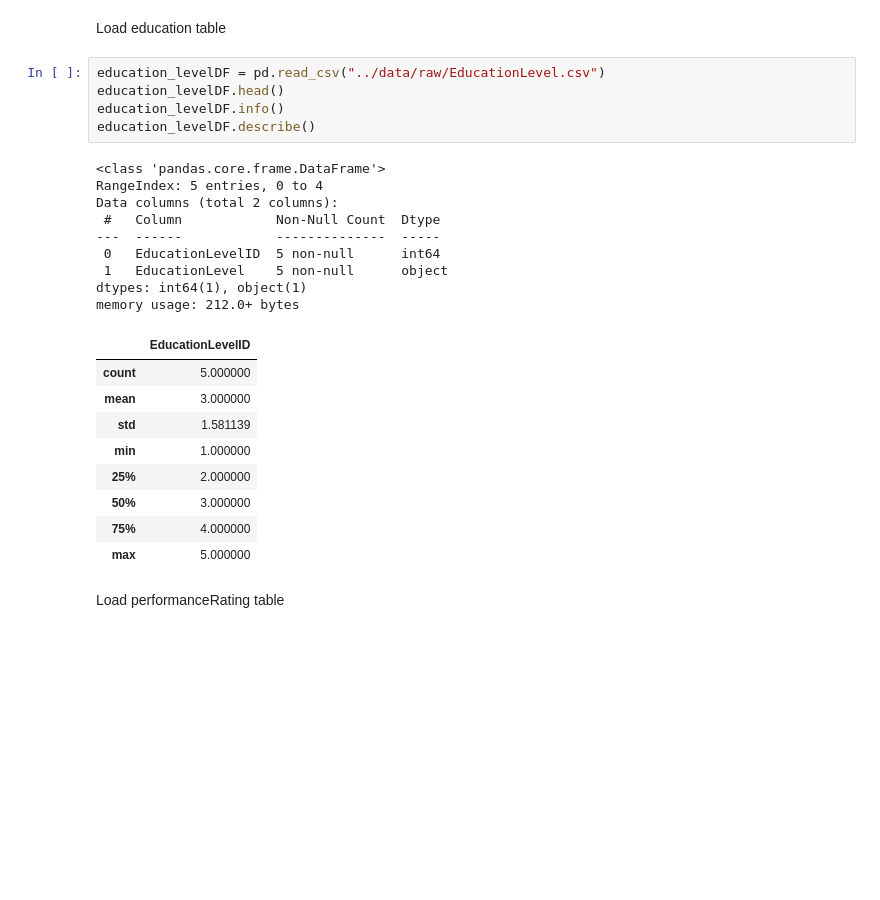
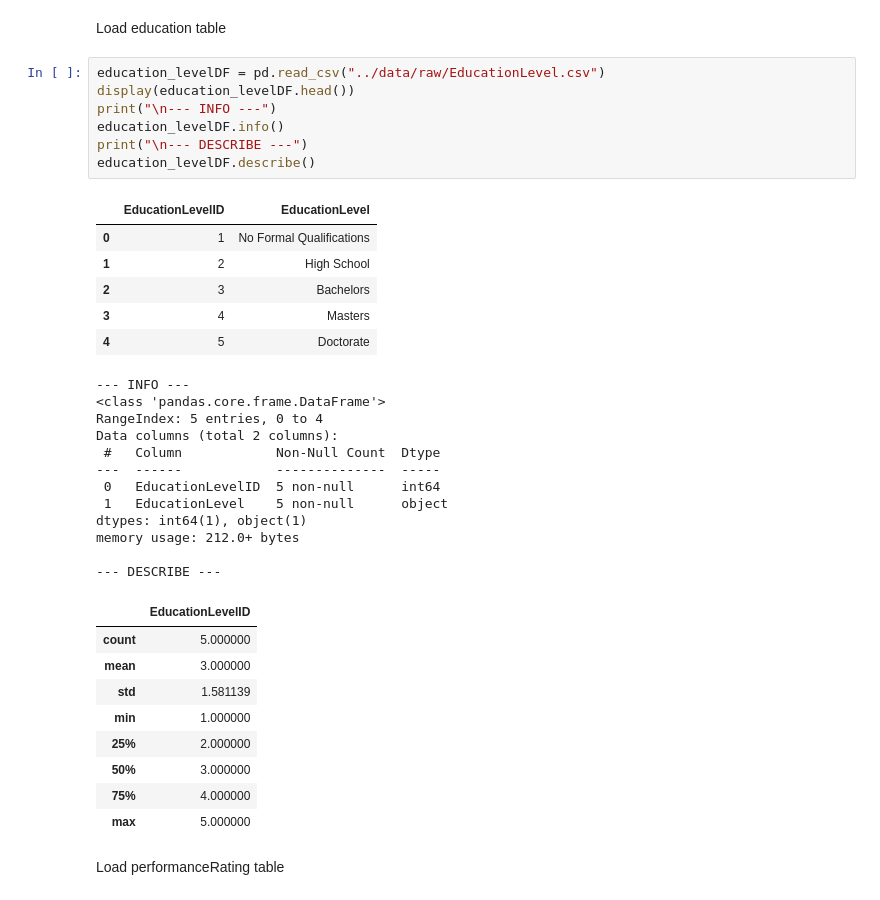
Before and after one commit to nhahub/NHA-207, a Jupyter notebook: notebooks/data_cleaning_merge.ipynb, the cells around one changed output. Drawn from its saved outputs; the diff is of its cells as text; blank space fills up the shorter version.

```diff
--- a/notebooks/data_cleaning_merge.ipynb
+++ b/notebooks/data_cleaning_merge.ipynb
@@ -41,10 +71,19 @@ memory usage: 264.3+ KB
 Load education table
 # %%
 education_levelDF = pd.read_csv("../data/raw/EducationLevel.csv")
-education_levelDF.head()
+display(education_levelDF.head())
+print("\n--- INFO ---")
 education_levelDF.info()
+print("\n--- DESCRIBE ---")
 education_levelDF.describe()
 # %% [output]
+|  | EducationLevelID | EducationLevel |
+| 0 | 1 | No Formal Qualifications |
+| 1 | 2 | High School |
+| 2 | 3 | Bachelors |
+| 3 | 4 | Masters |
+| 4 | 5 | Doctorate |
+--- INFO ---
 <class 'pandas.core.frame.DataFrame'>
 RangeIndex: 5 entries, 0 to 4
 Data columns (total 2 columns):
@@ -54,15 +93,17 @@ Data columns (total 2 columns):
  1   EducationLevel    5 non-null      object
 dtypes: int64(1), object(1)
 memory usage: 212.0+ bytes
+
+--- DESCRIBE ---
-|  | EducationLevelID |
-| count | 5.000000 |
-| mean | 3.000000 |
-| std | 1.581139 |
-| min | 1.000000 |
-| 25% | 2.000000 |
-| 50% | 3.000000 |
-| 75% | 4.000000 |
-| max | 5.000000 |
+|  | EducationLevelID |
+| count | 5.000000 |
+| mean | 3.000000 |
+| std | 1.581139 |
+| min | 1.000000 |
+| 25% | 2.000000 |
+| 50% | 3.000000 |
+| 75% | 4.000000 |
+| max | 5.000000 |
 # %% [markdown]
 Load performanceRating table
 # %%
```
Also changed, not shown: parts of 12 cells of this notebook, 1 other file.
